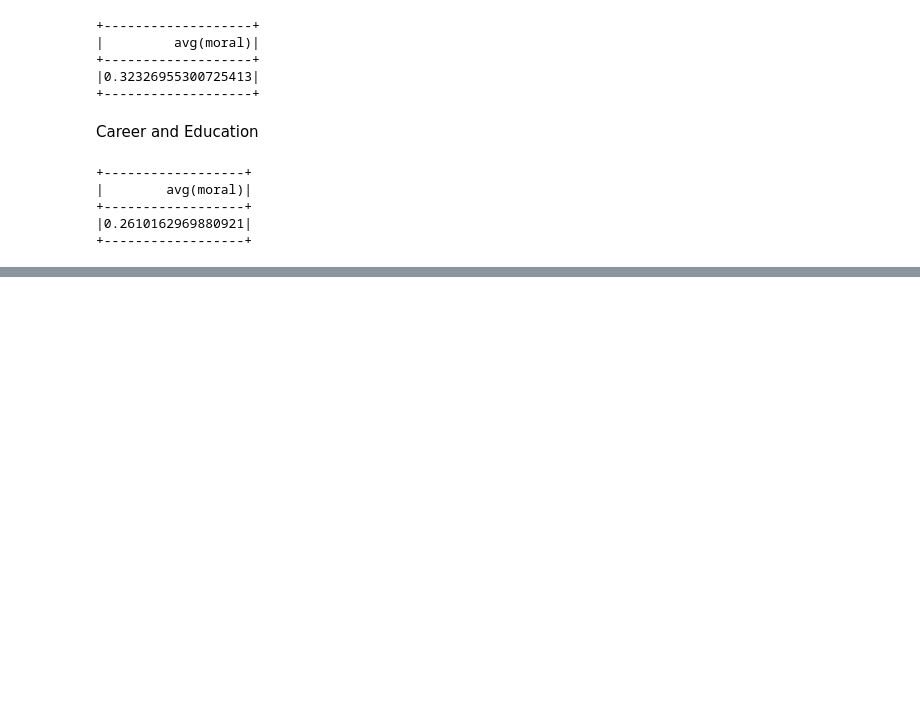
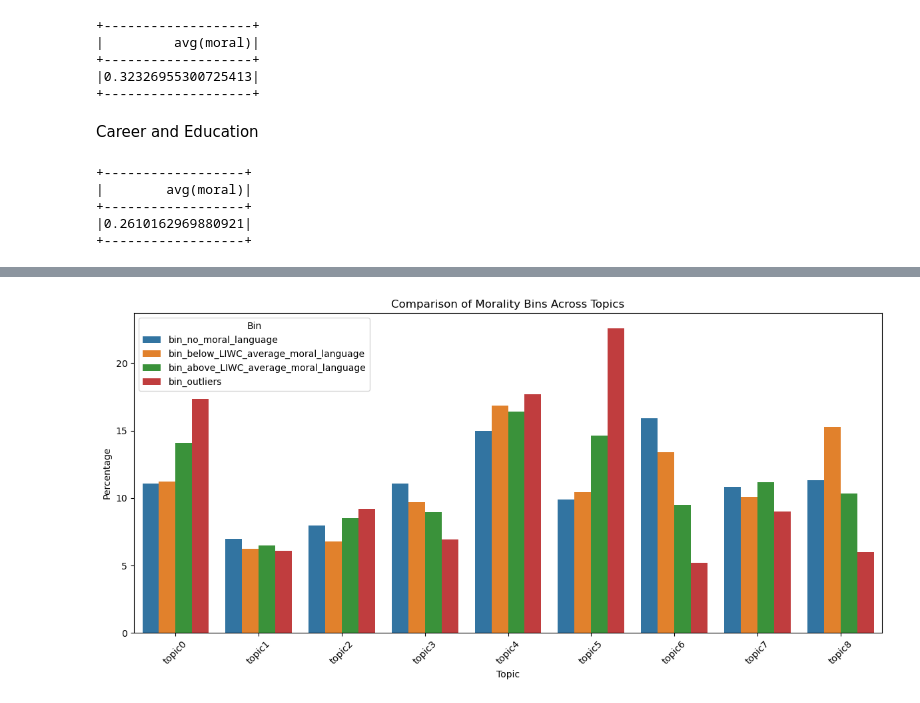
Before and after one commit to natashacarpcast/selfimprovement, a Jupyter notebook: other_testing/topics_morality_exploration.ipynb, the cells around one changed output, grey strips where cells are left out. Drawn from its saved outputs; the diff is of its cells as text; code cells hidden in the pictures; blank space fills up the shorter version.

```diff
--- a/other_testing/topics_morality_exploration.ipynb
+++ b/other_testing/topics_morality_exploration.ipynb
@@ -129,0 +587,21 @@ data.filter(array_contains(data['relevant_attr'], 8)).select(mean("moral")).show
+# %%
+def calculate_topics_percentage(df, label):
+    topic_columns = ['topic{}'.format(n) for n in range(0,9)]
+    # Calculate the sum of proportions for each topic
+    topic_sums = df[topic_columns].sum()
+    total_sum = topic_sums.sum()
+    topic_percentage = (topic_sums / total_sum) * 100
+    # Convert to DataFrame
+    topic_percentage_df = pd.DataFrame({
+        'topic': topic_percentage.index,
+        'bin_{}'.format(label): topic_percentage.values
+    })
+
+    return topic_percentage_df
+# %%
+topics_bin0 = calculate_topics_percentage(bin_0, "no_moral_language")
+topics_bin1 = calculate_topics_percentage(bin_1, "below_LIWC_average_moral_language")
+topics_bin2 = calculate_topics_percentage(bin_2, "above_LIWC_average_moral_language")
+topics_bin3 = calculate_topics_percentage(bin_3, "outliers")
+
+topics_bin3
@@ -129,0 +619,5 @@ data.filter(array_contains(data['relevant_attr'], 8)).select(mean("moral")).show
+# %%
+result1 = pd.merge(topics_bin0, topics_bin1, on='topic', how='inner')
+result2 = pd.merge(result1, topics_bin2, on='topic', how='inner')
+final_df = pd.merge(result2, topics_bin3, on='topic', how='inner')
+final_df
@@ -129,0 +635,20 @@ data.filter(array_contains(data['relevant_attr'], 8)).select(mean("moral")).show
+# %%
+# Reshape the DataFrame to long format
+df_melted = pd.melt(final_df, id_vars=['topic'], var_name='bin', value_name='value')
+
+# Create a bar plot
+plt.figure(figsize=(12, 6))
+sns.barplot(x='topic', y='value', hue='bin', data=df_melted)
+
+# Add labels and title
+plt.title('Comparison of Morality Bins Across Topics')
+plt.xlabel('Topic')
+plt.ylabel('Percentage')
+plt.xticks(rotation=45)  # Rotate topic names for better readability
+plt.legend(title='Bin', loc='upper left')
+
+# Show the plot
+plt.tight_layout()
+plt.show()
+# %% [output]
+[figure, added]
```
Also changed, not shown: parts of 44 cells of this notebook, 1 other file.
